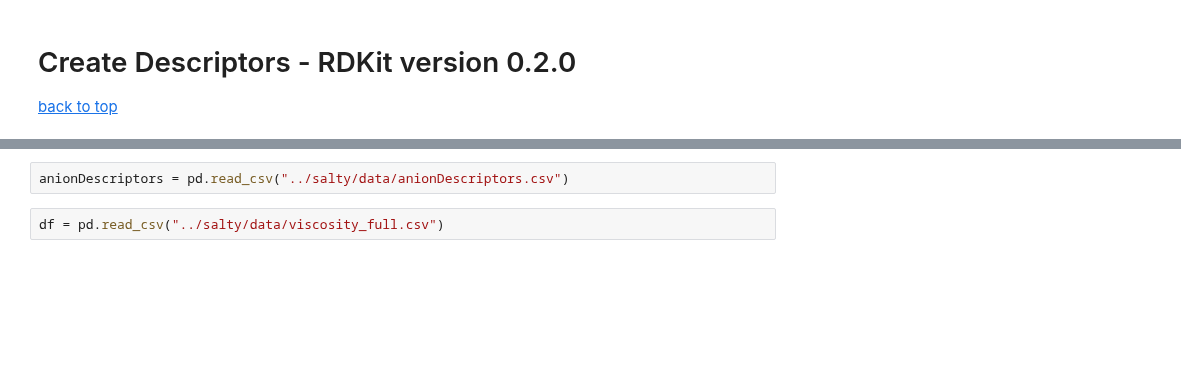
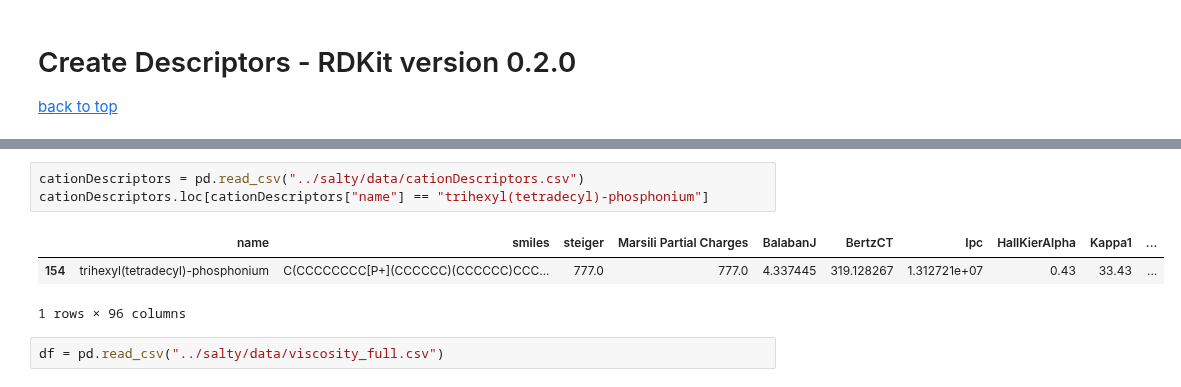
Before and after one commit to wesleybeckner/salty, a Jupyter notebook: scripts/RDKit_prototype.ipynb, the cells around one changed output, grey strips where cells are left out. Drawn from its saved outputs; the diff is of its cells as text; blank space fills up the shorter version.

```diff
--- a/scripts/RDKit_prototype.ipynb
+++ b/scripts/RDKit_prototype.ipynb
@@ -340,5 +319,10 @@ X
 # %%
-anionDescriptors = pd.read_csv("../salty/data/anionDescriptors.csv")
+cationDescriptors = pd.read_csv("../salty/data/cationDescriptors.csv")
+cationDescriptors.loc[cationDescriptors["name"] == "trihexyl(tetradecyl)-phosphonium"]
+# %% [output]
+|  | name | smiles | steiger | Marsili Partial Charges | BalabanJ | BertzCT | Ipc | HallKierAlpha | Kappa1 | ... |
+| 154 | trihexyl(tetradecyl)-phosphonium | C(CCCCCCCC[P+](CCCCCC)(CCCCCC)CCC... | 777.0 | 777.0 | 4.337445 | 319.128267 | 1.312721e+07 | 0.43 | 33.43 | ... |
+1 rows × 96 columns
 # %%
 df = pd.read_csv("../salty/data/viscosity_full.csv")
 # %%
```
Also changed, not shown: parts of 2 cells of this notebook, 7 other files.
